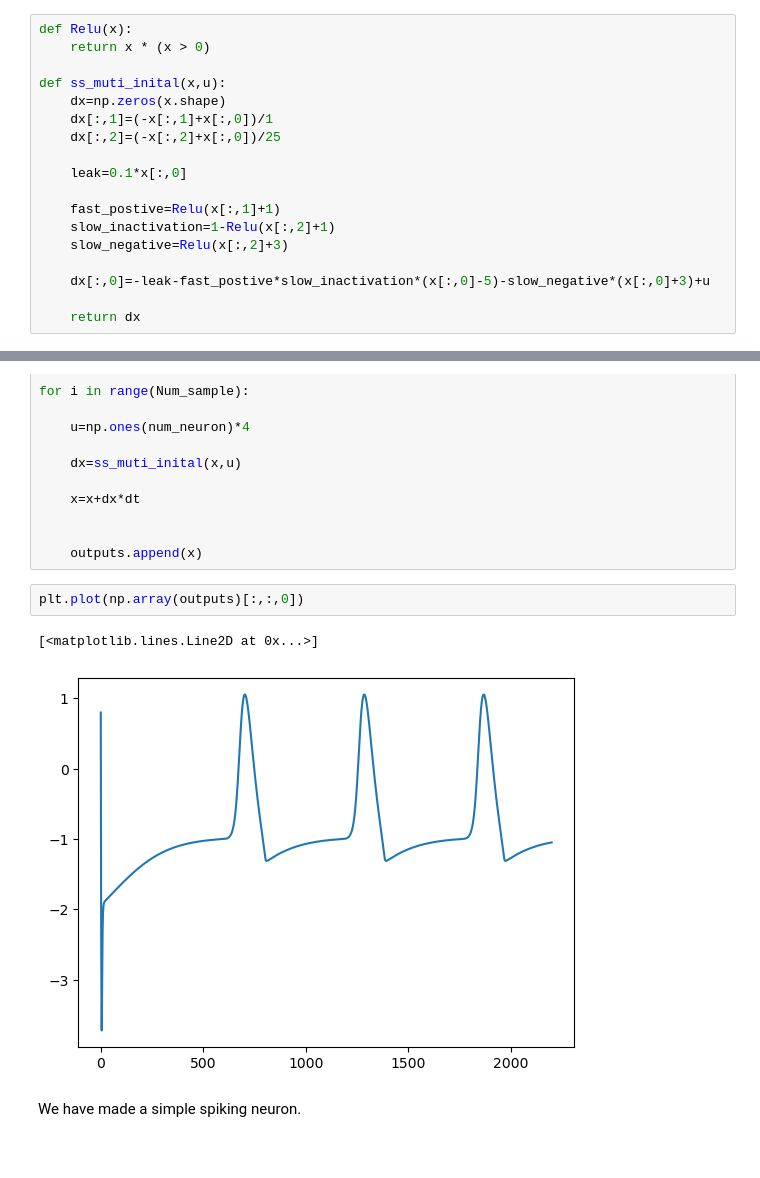
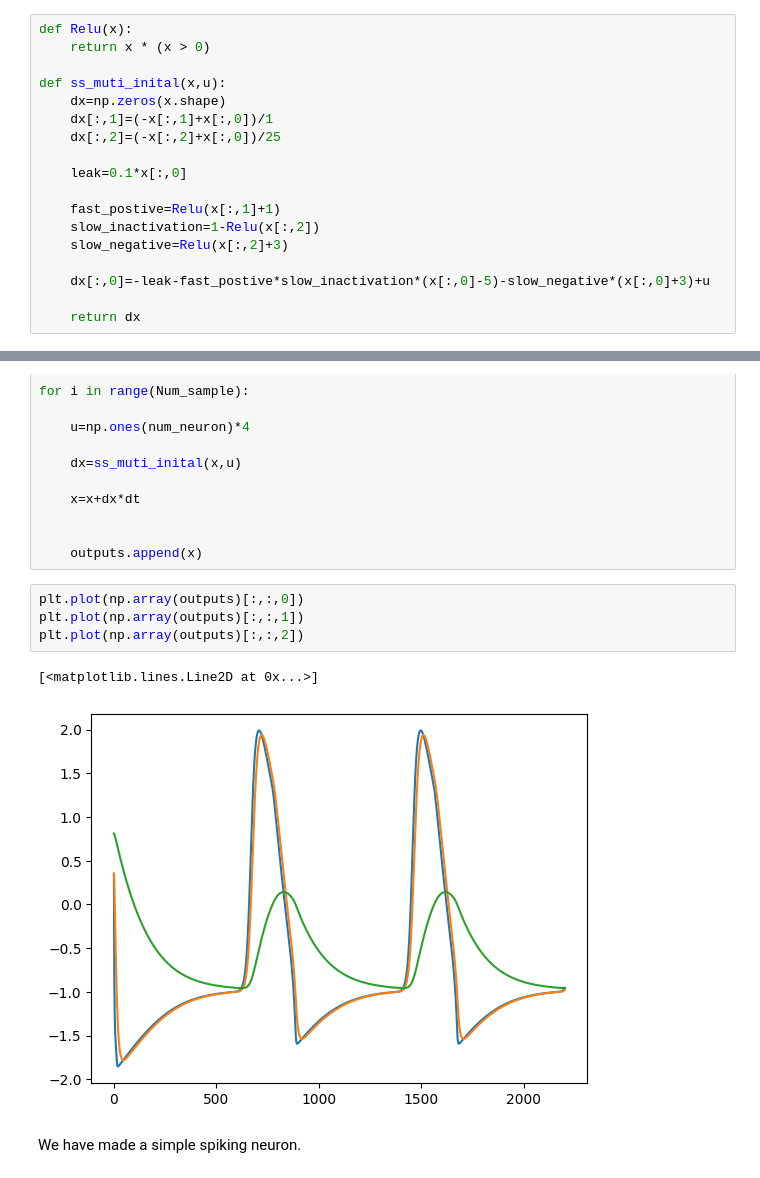
Before and after one commit to Huoyongtony/memristive-neurons, a Jupyter notebook: minimum_neuron.ipynb, the cells around one changed output, grey strips where cells are left out. Saved outputs shown, nothing was run; the diff lists cells and outputs as text.

```diff
--- a/minimum_neuron.ipynb
+++ b/minimum_neuron.ipynb
@@ -38,7 +38,7 @@ def ss_muti_inital(x,u):
     leak=0.1*x[:,0]
 
     fast_postive=Relu(x[:,1]+1)
-    slow_inactivation=1-Relu(x[:,2]+1)
+    slow_inactivation=1-Relu(x[:,2])
     slow_negative=Relu(x[:,2]+3)
 
     dx[:,0]=-leak-fast_postive*slow_inactivation*(x[:,0]-5)-slow_negative*(x[:,0]+3)+u
@@ -67,8 +67,10 @@ for i in range(Num_sample):
     outputs.append(x)
 # %%
 plt.plot(np.array(outputs)[:,:,0])
+plt.plot(np.array(outputs)[:,:,1])
+plt.plot(np.array(outputs)[:,:,2])
 # %% [output]
 [<matplotlib.lines.Line2D at 0x...>]
-[figure, old version]
+[figure, new version]
 # %% [markdown]
 We have made a simple spiking neuron.
```
Also changed, not shown: parts of 14 cells of this notebook.
